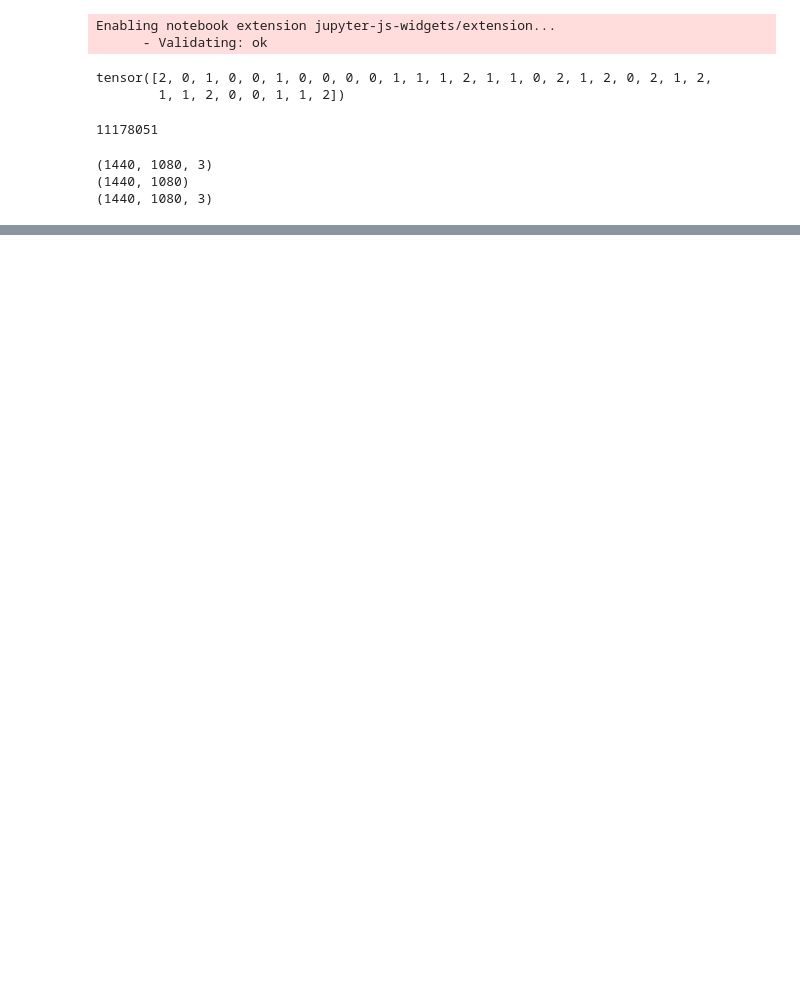
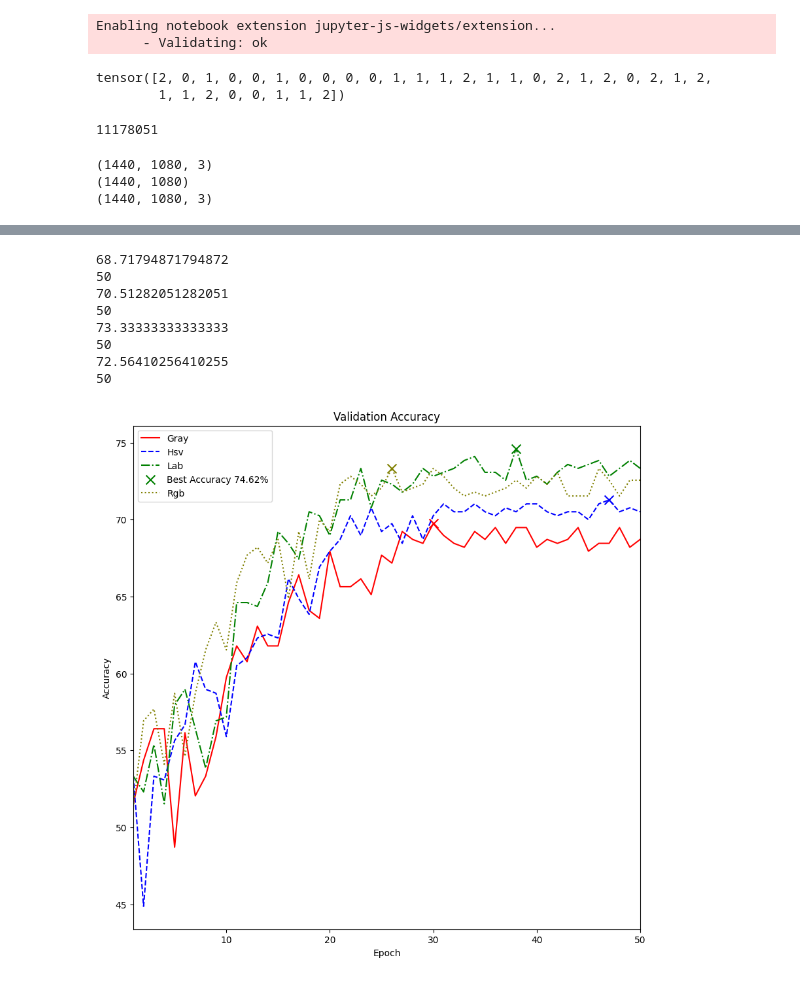
Before and after one commit to shirsho-12/cs4243_threat_detection, a Jupyter notebook: prototyper.ipynb, the cells around one changed output, grey strips where cells are left out. Saved outputs shown, nothing was run; the diff lists cells and outputs as text; code cells hidden in the pictures; blank space fills up the shorter version.

```diff
--- a/prototyper.ipynb
+++ b/prototyper.ipynb
@@ -264,0 +374,41 @@ trainer = runner()
+# %%
+
+fig, ax = plt.subplots(1, 1, figsize=(10, 10))
+
+
+for idx, color_space in enumerate(['gray', 'hsv', 'lab', 'rgb']):
+    val_losses = []
+    train_losses = []
+    val_acc = []
+
+    for i in range(50):
+        val_losses.append(result_dict[color_space][str(i)][0])
+        train_losses.append(result_dict[color_space][str(i)][1])
+        val_acc.append(result_dict[color_space][str(i)][2] * 100)
+    print(val_acc[49])
+    print(len(val_acc))
+    ax.plot(range(1, len(val_acc) + 1), val_acc, label=f'{color_space.title()}', color=colors[idx], linestyle=linestyles[idx])
+
+    if idx == 2:
+        plt.scatter(val_acc.index(max(val_acc)) + 1, max(val_acc), marker='x', color=colors[idx], s=100, label='Best Accuracy {:.2f}%'.format(max(val_acc)))
+    else:
+        plt.scatter(val_acc.index(max(val_acc)) + 1, max(val_acc), marker='x', color=colors[idx], s=100)
+    ax.set_title('Validation Accuracy')
+    ax.set_xlabel('Epoch')
+    ax.set_ylabel('Accuracy')
+    ax.set_xlim(1, 50)
+
+
+    ax.legend()
+ax.legend()
+plt.show()
+# %% [output]
+68.71794871794872
+50
+70.51282051282051
+50
+73.33333333333333
+50
+72.56410256410255
+50
+[figure, added]
```
Also changed, not shown: parts of 12 cells of this notebook, 13 other files.
